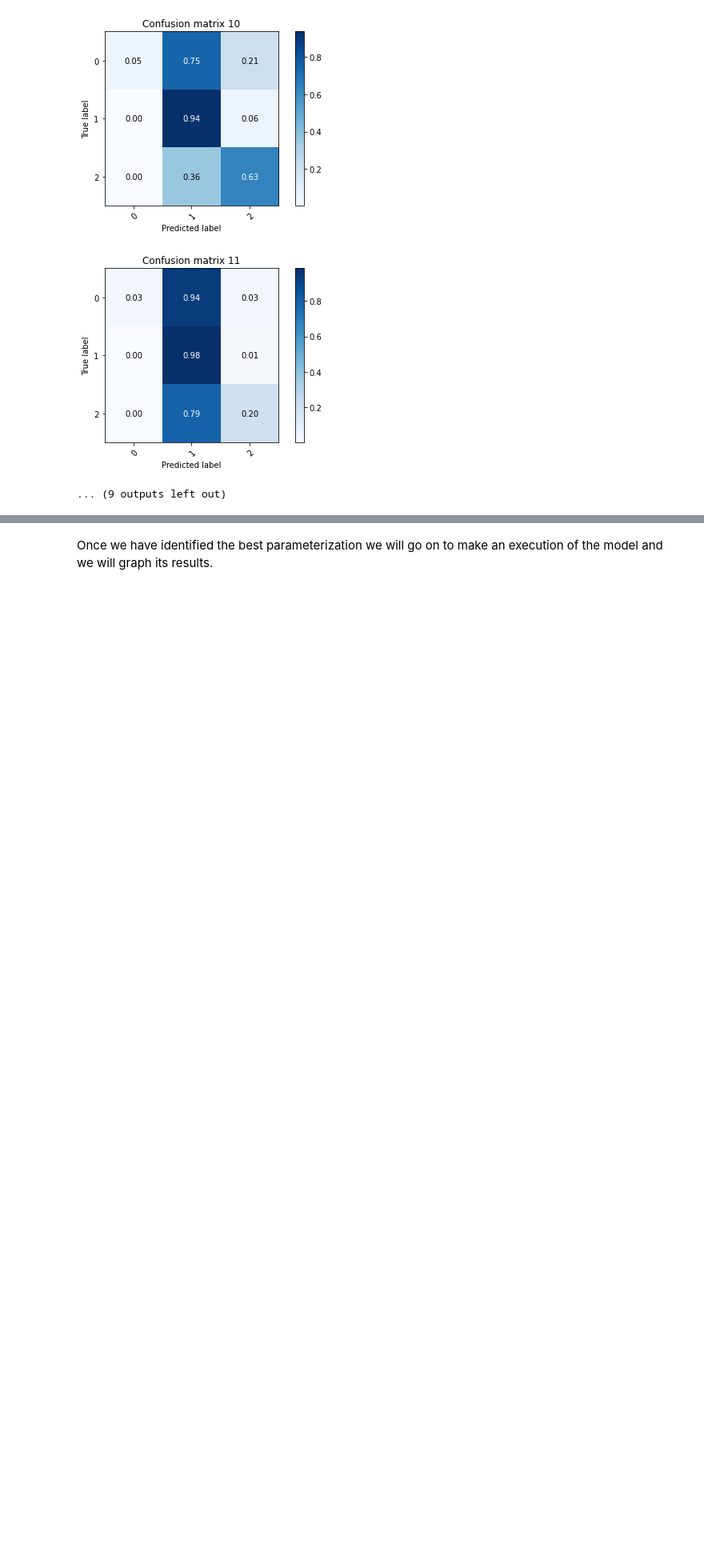
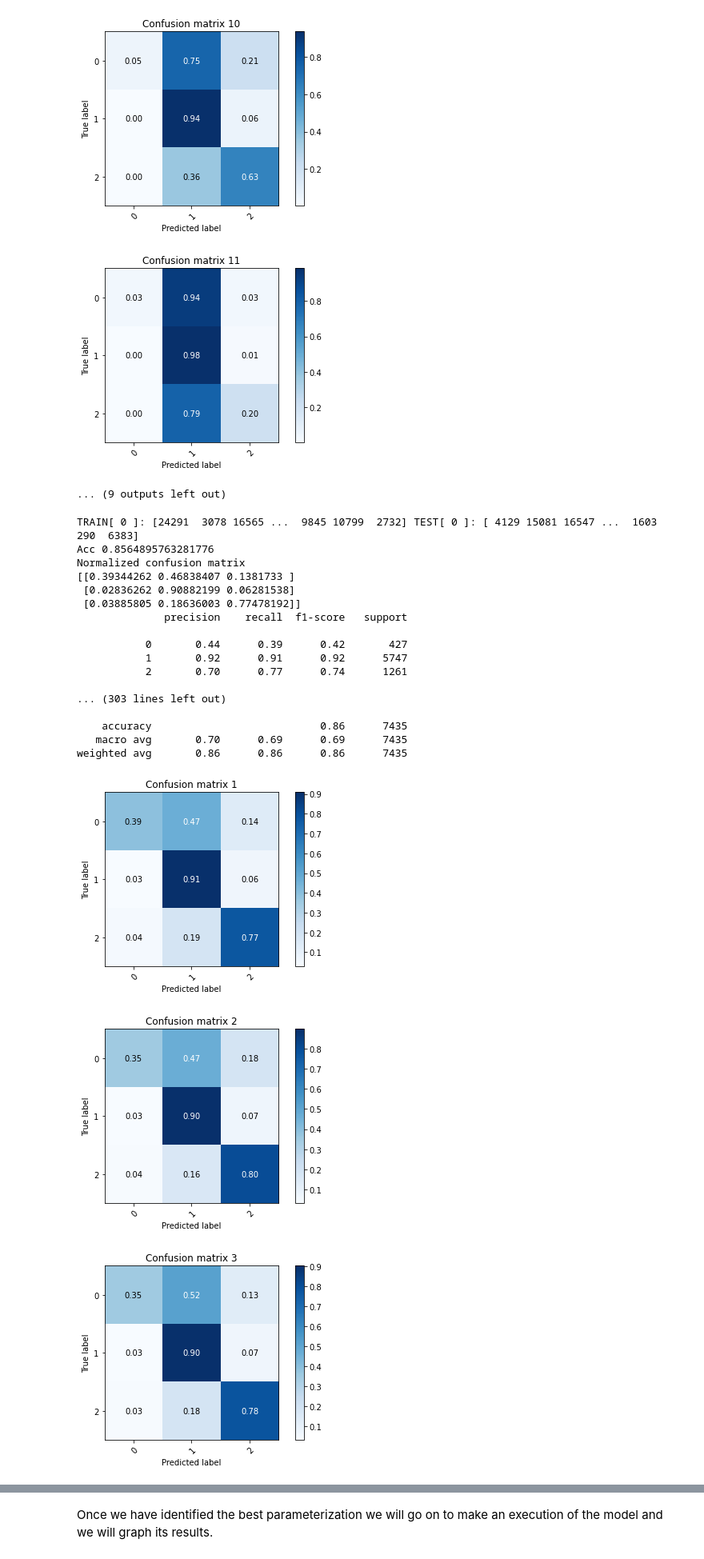
Before and after one commit to sergiobm3/ESI_MachineLearning, a Jupyter notebook: TFIDF.ipynb, the cells around one changed output, grey strips where cells are left out. Shown at 80% size. Saved outputs shown, nothing was run; the diff lists cells and outputs as text; code cells hidden in the pictures; blank space fills up the shorter version.

```diff
--- a/TFIDF.ipynb
+++ b/TFIDF.ipynb
@@ -273,7 +274,7 @@ for train_index, test_index in rs.split(X_new):
   y_train, y_test = y_clf[train_index], y_clf[test_index]
   # Fit and predict
   knn.fit(X = X_train, y = y_train)
-  y_pred = knn.predict(X = X_test)
+  y_pred = knn.predict(X = X_test.toarray())
   acc = accuracy_score(y_test, y_pred)
   print ('Acc', acc)
   cont = cont +1
@@ -311,3 +312,52 @@ weighted avg       0.82      0.84      0.82      7435
 [figure]
 [figure]
 ... (9 outputs left out)
+# %%
+from sklearn.model_selection import KFold
+from sklearn.model_selection import ShuffleSplit
+
+rs = ShuffleSplit(n_splits=20, test_size=.3, random_state=0, train_size=0.7)
+
+# Number of closest tweets that you will consult.
+n_neighbors = 3
+weights = 'distance'
+knn = KNeighborsClassifier(n_neighbors= n_neighbors, weights=weights)
+cont = 0;
+for train_index, test_index in rs.split(X_new):
+  rs.get_n_splits()
+  print("TRAIN[",cont,"]:", train_index, "TEST[",cont,"]:", test_index)
+  X_train, X_test = X_new[train_index], X_new[test_index]
+  y_train, y_test = y_clf[train_index], y_clf[test_index]
+  # Fit and predict
+  #GaussianNB, MultinomialNB, BernoulliNB, ComplementNB
+  clf = ComplementNB() # Classifier chosen
+  clf.fit(X_train.toarray(), y_train)
+  y_pred = clf.predict(X_test.toarray())
+  acc = accuracy_score(y_test, y_pred)
+  print ('Acc', acc)
+  cont = cont +1
+  title = 'Confusion matrix ' + str(cont)
+  plot_confusion_matrix(y_test, y_pred, classes=target_name, normalize=True,
+                      title=title)
+  print(classification_report(y_test, y_pred))
+# %% [output]
+TRAIN[ 0 ]: [24291  3078 16565 ...  9845 10799  2732] TEST[ 0 ]: [ 4129 15081 16547 ...  1603   290  6383]
+Acc 0.8564895763281776
+Normalized confusion matrix
+[[0.39344262 0.46838407 0.1381733 ]
+ [0.02836262 0.90882199 0.06281538]
+ [0.03885805 0.18636003 0.77478192]]
+              precision    recall  f1-score   support
+
+           0       0.44      0.39      0.42       427
+           1       0.92      0.91      0.92      5747
+           2       0.70      0.77      0.74      1261
+
+... (303 lines left out)
+
+    accuracy                           0.86      7435
+   macro avg       0.70      0.69      0.69      7435
+weighted avg       0.86      0.86      0.86      7435
+[figure, added]
+[figure, added]
+[figure, added]
```
Also changed, not shown: parts of 7 cells of this notebook.
